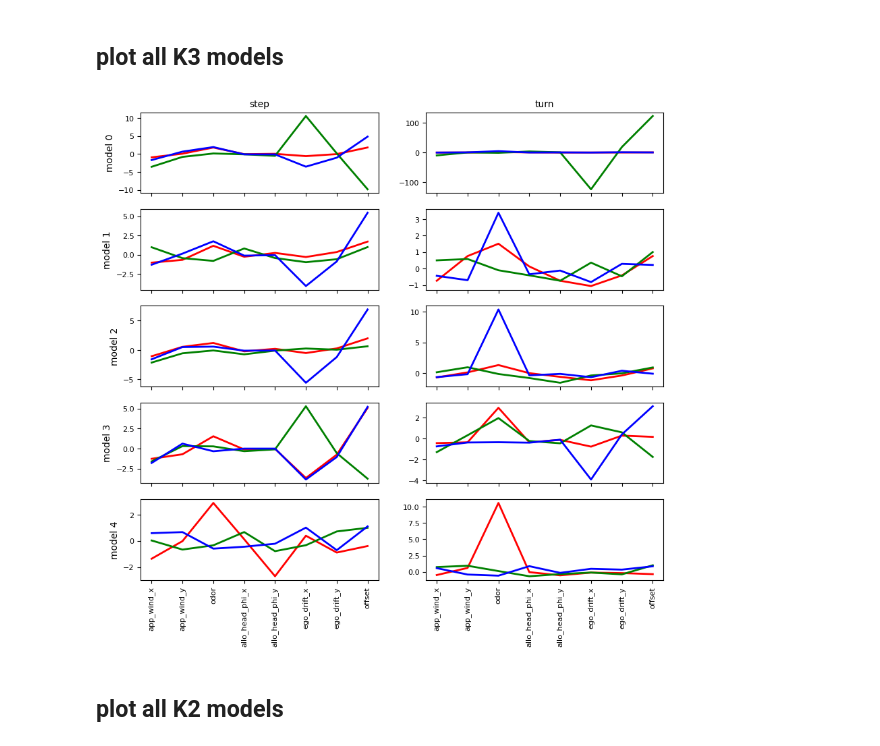
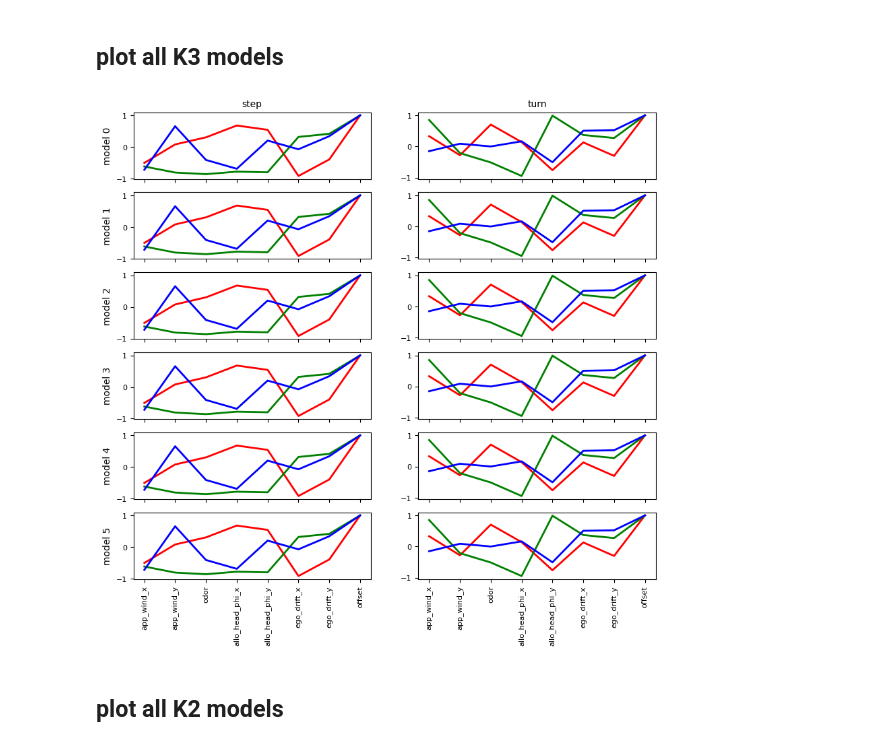
Before and after one commit to weixuanliu11/flytrack, a Jupyter notebook: model/glmhmm/JH_model_comparison.ipynb, the cells around one changed output. Saved outputs shown, nothing was run; the diff lists cells and outputs as text; code cells hidden in the pictures.

Commit message:
wip eval trained models

```diff
--- a/model/glmhmm/JH_model_comparison.ipynb
+++ b/model/glmhmm/JH_model_comparison.ipynb
@@ -348,0 +373,26 @@ pi0_pred shape (3, 4)
+# %%
+
+for model_i, w_pred in enumerate(w_pred_all):
+    if w_pred.shape[1] == 3:
+        w_pred_K3 = w_pred
+        A_pred_K3 = A_pred_all[model_i]
+        pi0_pred_K3 = pi0_pred_all[model_i]
+        break
+
+model_i = 0
+w_pred = w_pred_K3[0]
+A_pred = A_pred_K3[0]
+pi0_pred = pi0_pred_K3[0] # TODO this is not saved normally
+N = X_test.shape[0]
+K = A_pred_K3.shape[1]
+D = X_test.shape[1] + 1
+dim_output = Y_test.shape[1]
+covar_epsilon=0.2 # TODO: this needs to be saved after training
+print(N, K, D, dim_output)
+m = GLMHMM(N, K, D, dim_output, covar_epsilon)
+m.transition_matrix = A_pred
+m.w = w_pred
+m.pi0 = pi0_pred
+pred_seq = m.mostprob_states(X_test, Y_test).astype(int)
+
+pred_seq.shape
@@ -421,8 +503,9 @@ for state_i in range(w_pred.shape[0]):
 # %% [markdown]
 ## plot all K3 models
 # %%
-w_pred_K3 = w_pred_all[0] # shape (3, 3, 8, 2): model, K, D+1, dim_output
-
+for w_pred in w_pred_all:
+    if w_pred.shape[1] == 3:
+        w_pred_K3 = w_pred
 
 # plot the inferred weights probabilities
 
@@ -437,34 +520,34 @@ labels = ['state 0', 'state 1', 'state 2']
 for model_i in range(w_pred_K3.shape[0]):
     w_pred = w_pred_K3[model_i] # shape (3, 8, 2): K, D+1, dim_output
     for state_i in range(w_pred.shape[0]):
         for output_i in range(w_pred.shape[2]):
             ax = axes[model_i, output_i] # each model has its own row
             xlabels = ['app_wind_x', 'app_wind_y',
                         'odor',
                         'allo_head_phi_x', 'allo_head_phi_y',
                         'ego_drift_x', 'ego_drift_y', 'offset'
                         # 'min_EV_zeta', 'time_since_last_wind_change', 'acceleration', 'angular_acceleration'
                         ]
             # w_pred.shape (3, 8, 2): K, D+1, dim_output
             style = '-'
             # print("w_pred[state_i,:,output_i].shape", w_pred[state_i,:,output_i].shape)
             # print("labels[state_i]", labels[state_i])
             # print("colors[state_i]", colors[state_i])
             ax.plot(w_pred[state_i,:,output_i], style,linewidth=2, color=colors[state_i], label=labels[state_i]) #,color=color[i] label=label[i],
             # label x axis by name
             ax.set_xticks(np.arange(0,len(xlabels)))
             ax.set_xticklabels(xlabels,rotation=90, fontsize=8)
             # change y ticks font
             ax.tick_params(axis='y', labelsize=8)
             # change y label font
             if output_i == 0:
                 ax.set_ylabel(f"model {model_i}" , fontsize=10)
             if model_i == 0:
                 ax.set_title(f'{output_names[output_i]}', fontsize=10)
             if model_i != w_pred_K3.shape[0]-1:
                 ax.set_xticklabels([])
 # %% [output]
-[figure, old version]
+[figure, new version]
 # %% [markdown]
 ## plot all K2 models
 # %%
```
Also changed, not shown: parts of 19 cells of this notebook.
